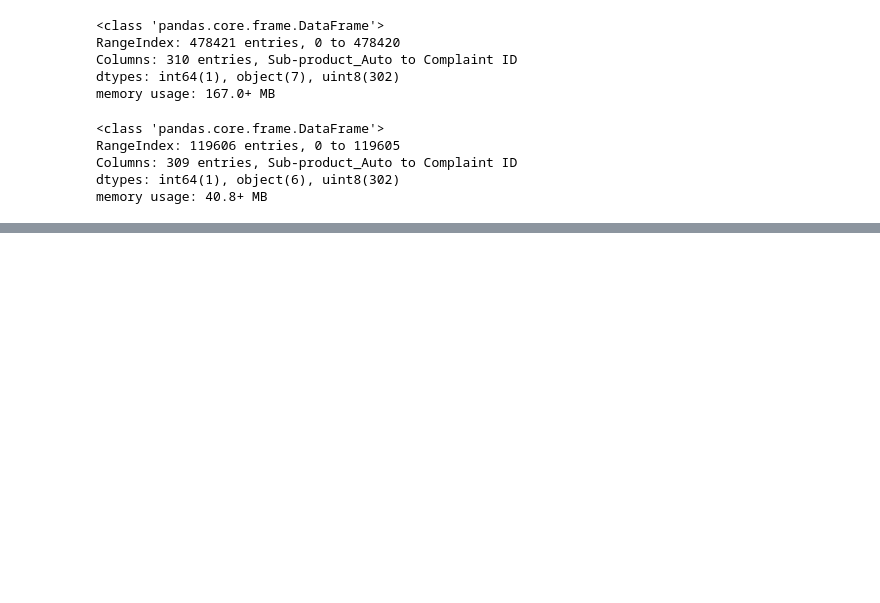
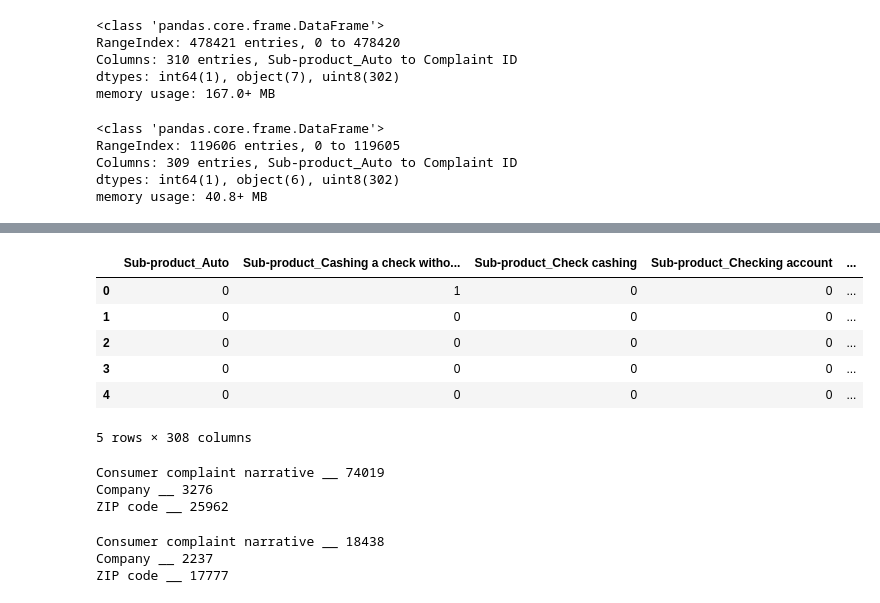
Before and after one commit to Anmol-dot-cyber/Data_Science_Projects, a Jupyter notebook: Consumer_complaints/Consumer_Complaints.ipynb, the cells around one changed output, grey strips where cells are left out. Cells and saved outputs as stored; diff of their text form; code cells hidden in the pictures; blank space fills up the shorter version.

```diff
--- a/Consumer_complaints/Consumer_Complaints.ipynb
+++ b/Consumer_complaints/Consumer_Complaints.ipynb
@@ -319,0 +347,10 @@ for col in ['Date received','Date sent to company']:
+# %%
+test_data.head()
+# %% [output]
+|  | Sub-product_Auto | Sub-product_Cashing a check witho... | Sub-product_Check cashing | Sub-product_Checking account | ... |
+| 0 | 0 | 1 | 0 | 0 | ... |
+| 1 | 0 | 0 | 0 | 0 | ... |
+| 2 | 0 | 0 | 0 | 0 | ... |
+| 3 | 0 | 0 | 0 | 0 | ... |
+| 4 | 0 | 0 | 0 | 0 | ... |
+5 rows × 308 columns
@@ -319,0 +370,14 @@ for col in ['Date received','Date sent to company']:
+# %%
+for col in train_data.select_dtypes(['object']).columns:
+    print(col,'__',train_data[col].nunique())
+# %% [output]
+Consumer complaint narrative __ 74019
+Company __ 3276
+ZIP code __ 25962
+# %%
+for col in test_data.select_dtypes(['object']).columns:
+    print(col,'__',test_data[col].nunique())
+# %% [output]
+Consumer complaint narrative __ 18438
+Company __ 2237
+ZIP code __ 17777
```
Also changed, not shown: parts of 7 cells of this notebook.
